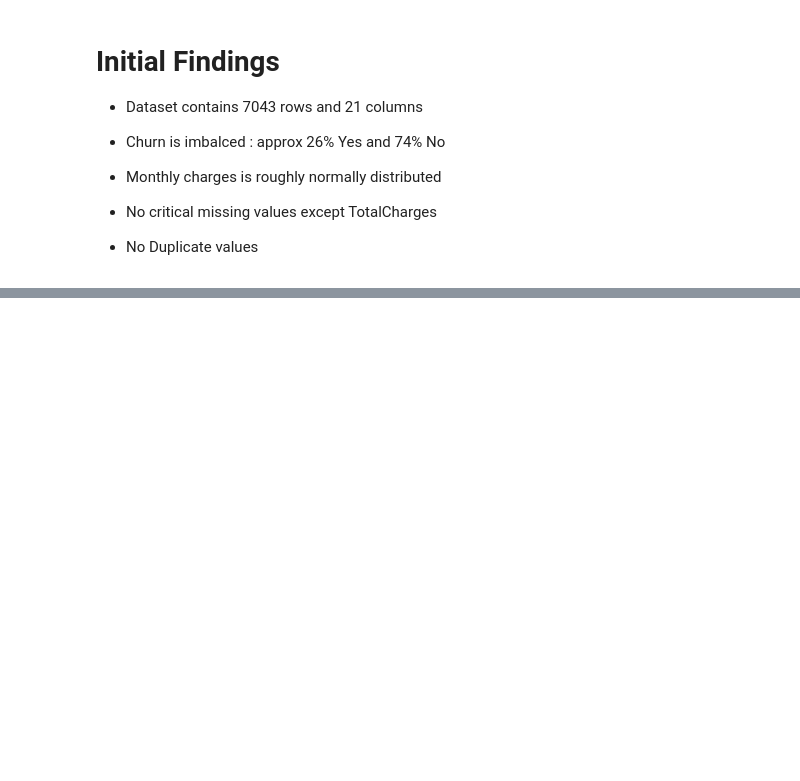
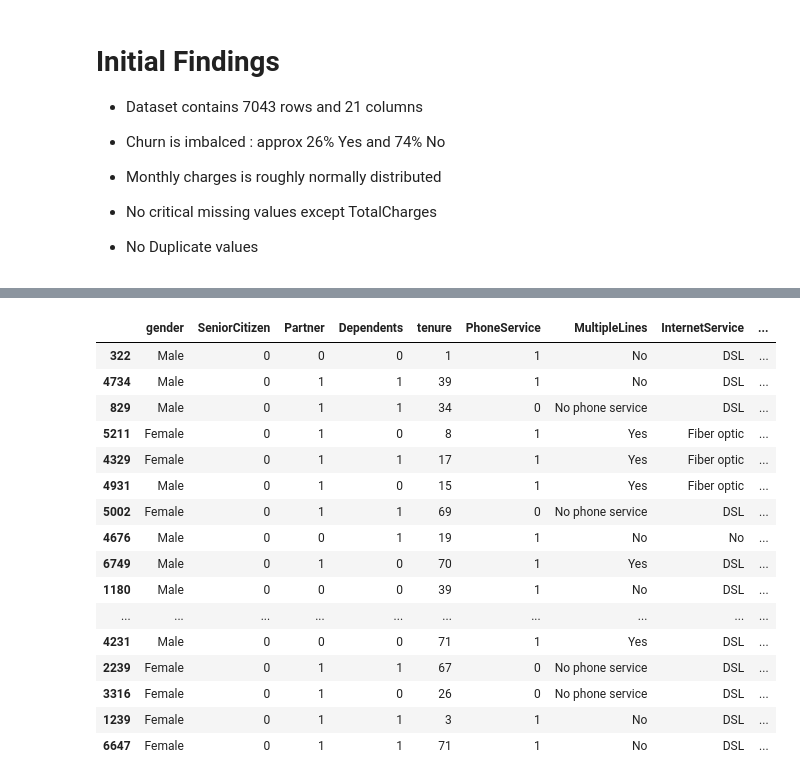
Before and after one commit to Yenuli0808/CM2604_Telco_Customer_Churn-CW, a Jupyter notebook: notebooks/01_data_exploration.ipynb, the cells around one changed output, grey strips where cells are left out. Cells and saved outputs as stored; diff of their text form; code cells hidden in the pictures; blank space fills up the shorter version.

```diff
--- a/notebooks/01_data_exploration.ipynb
+++ b/notebooks/01_data_exploration.ipynb
@@ -157,0 +196,20 @@ plt.show()
+# %%
+df.sample(20)
+# %% [output]
+|  | gender | SeniorCitizen | Partner | Dependents | tenure | PhoneService | MultipleLines | InternetService | ... |
+| 322 | Male | 0 | 0 | 0 | 1 | 1 | No | DSL | ... |
+| 4734 | Male | 0 | 1 | 1 | 39 | 1 | No | DSL | ... |
+| 829 | Male | 0 | 1 | 1 | 34 | 0 | No phone service | DSL | ... |
+| 5211 | Female | 0 | 1 | 0 | 8 | 1 | Yes | Fiber optic | ... |
+| 4329 | Female | 0 | 1 | 1 | 17 | 1 | Yes | Fiber optic | ... |
+| 4931 | Male | 0 | 1 | 0 | 15 | 1 | Yes | Fiber optic | ... |
+| 5002 | Female | 0 | 1 | 1 | 69 | 0 | No phone service | DSL | ... |
+| 4676 | Male | 0 | 0 | 1 | 19 | 1 | No | No | ... |
+| 6749 | Male | 0 | 1 | 0 | 70 | 1 | Yes | DSL | ... |
+| 1180 | Male | 0 | 0 | 0 | 39 | 1 | No | DSL | ... |
+| ... | ... | ... | ... | ... | ... | ... | ... | ... | ... |
+| 4231 | Male | 0 | 0 | 0 | 71 | 1 | Yes | DSL | ... |
+| 2239 | Female | 0 | 1 | 1 | 67 | 0 | No phone service | DSL | ... |
+| 3316 | Female | 0 | 1 | 0 | 26 | 0 | No phone service | DSL | ... |
+| 1239 | Female | 0 | 1 | 1 | 3 | 1 | No | DSL | ... |
+| 6647 | Female | 0 | 1 | 1 | 71 | 1 | No | DSL | ... |
```
Also changed, not shown: parts of 9 cells of this notebook.
